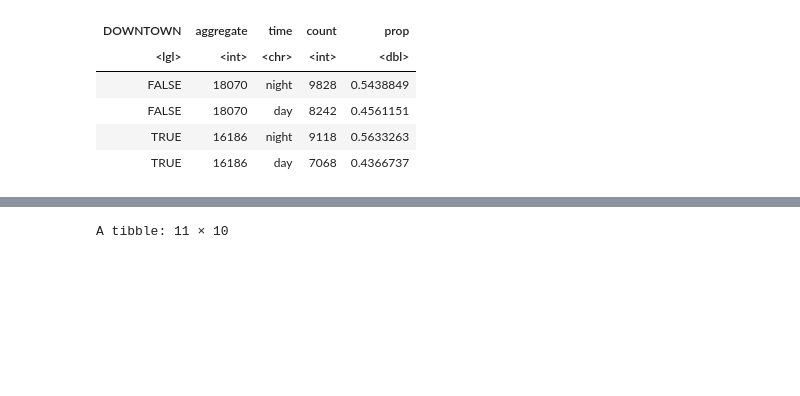
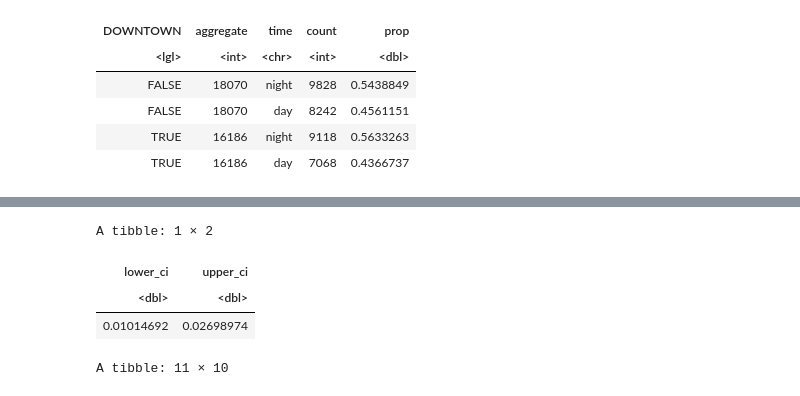
Before and after one commit to AllenCheng5186/STAT201-Group16-Group-Project, a Jupyter notebook: Project Proposal.ipynb, the cells around one changed output, grey strips where cells are left out. Saved outputs shown, nothing was run; the diff lists cells and outputs as text; code cells hidden in the pictures; blank space fills up the shorter version.

```diff
--- a/Project Proposal.ipynb
+++ b/Project Proposal.ipynb
@@ -299,6 +299,33 @@ A tibble: 1 × 9
 | estimate1 | estimate2 | statistic | p.value | parameter | conf.low | conf.high | method | alternative |
 | <dbl> | <dbl> | <dbl> | <dbl> | <dbl> | <dbl> | <dbl> | <chr> | <chr> |
 | 0.5633263 | 0.5438849 | 13.05565 | 0.0003023712 | 1 | 0.01059491 | 0.02828797 | 2-sample test for equality of pro... | two.sided |
+# %%
+set.seed(16)
+
+boostrap_sample <- crime_sample |>
+    rep_sample_n(size = nrow(crime_sample), replace = TRUE, reps = 100) |>
+    group_by(replicate) |>
+    mutate(DOWNTOWN = NEIGHBOURHOOD %in% c("Central Business District", "West End", "Stanley Park", "Strathcona"),
+           NIGHT = !(HOUR %in% c(6:17))) |>
+    summarize(downtown_night_count = sum(DOWNTOWN == TRUE & NIGHT == TRUE),
+              downtown_aggregate = sum(DOWNTOWN == TRUE),
+              other_night_count = sum(DOWNTOWN != TRUE & NIGHT == TRUE),
+              other_aggregate = sum(DOWNTOWN != TRUE)) |>
+    group_by(replicate) |>
+    summarize(prop_downtown = downtown_night_count / downtown_aggregate,
+              prop_other = other_night_count / other_aggregate,
+              diff = prop_downtown - prop_other) |>
+    pull(diff)
+
+cis <- tibble(lower_ci = quantile(x = boostrap_sample, probs = 0.05),
+              upper_ci = quantile(x = boostrap_sample, probs = 0.95))
+
+cis
+# %% [output]
+A tibble: 1 × 2
+| lower_ci | upper_ci |
+| <dbl> | <dbl> |
+| 0.01014692 | 0.02698974 |
 # %%
 options(repr.matrix.max.rows = 11)
 
```
Also changed, not shown: 1 other file.
